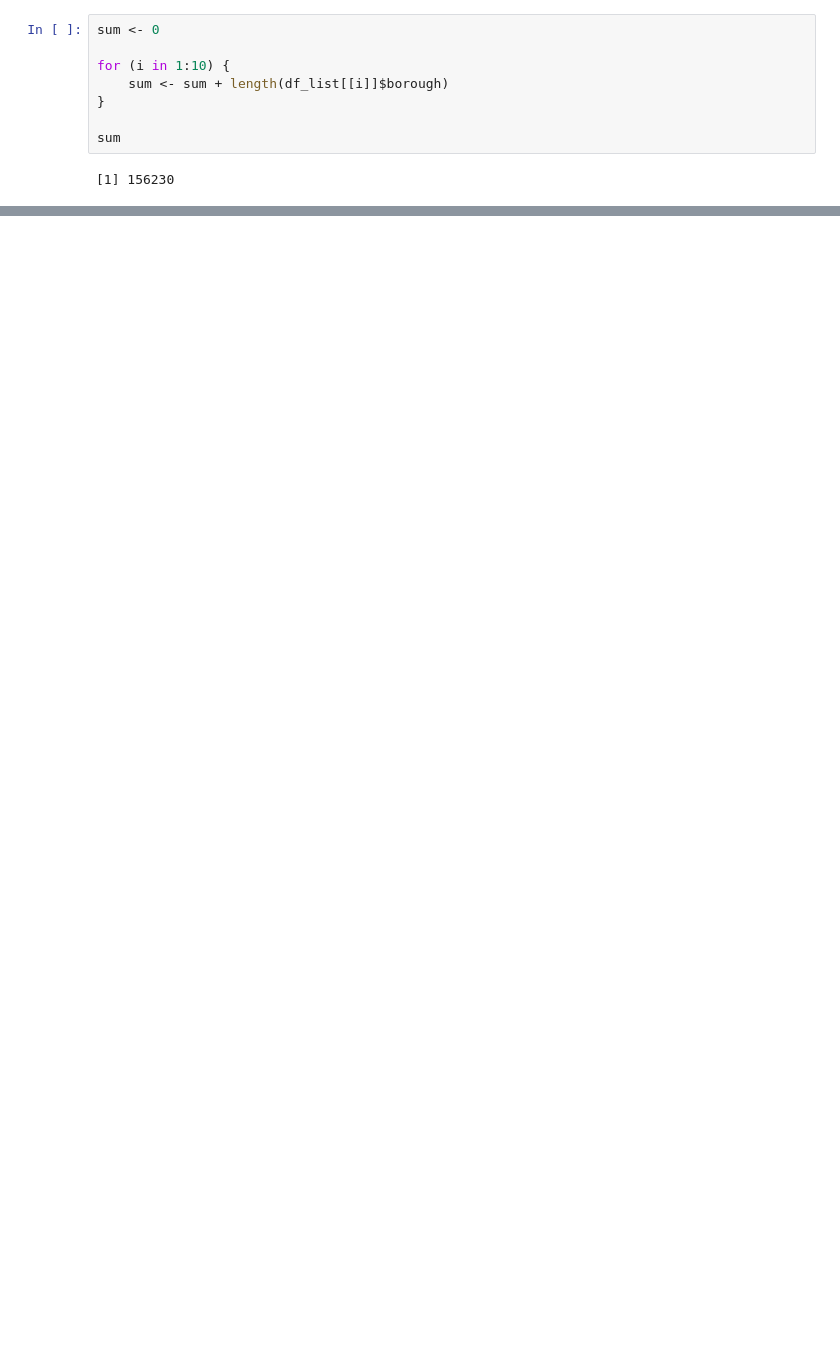
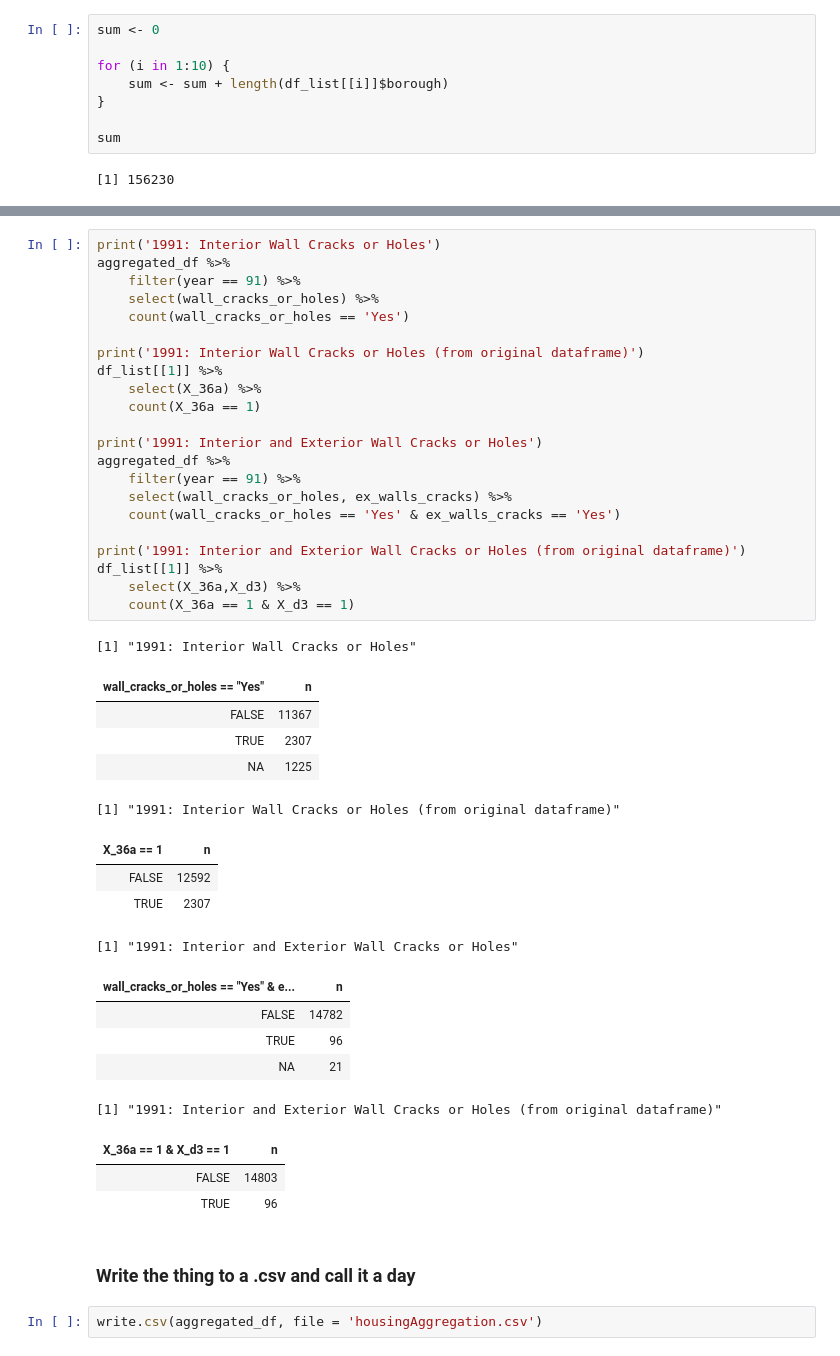
Before and after one commit to kjbhargava/ASADataSciComp, a Jupyter notebook: refactoring_function.ipynb, the cells around one changed output, grey strips where cells are left out. Drawn from its saved outputs; the diff is of its cells as text; blank space fills up the shorter version.

```diff
--- a/refactoring_function.ipynb
+++ b/refactoring_function.ipynb
@@ -410,0 +502,45 @@ sum
+# %%
+print('1991: Interior Wall Cracks or Holes')
+aggregated_df %>%
+    filter(year == 91) %>%
+    select(wall_cracks_or_holes) %>%
+    count(wall_cracks_or_holes == 'Yes')
+
+print('1991: Interior Wall Cracks or Holes (from original dataframe)')
+df_list[[1]] %>%
+    select(X_36a) %>%
+    count(X_36a == 1)
+
+print('1991: Interior and Exterior Wall Cracks or Holes')
+aggregated_df %>%
+    filter(year == 91) %>%
+    select(wall_cracks_or_holes, ex_walls_cracks) %>%
+    count(wall_cracks_or_holes == 'Yes' & ex_walls_cracks == 'Yes')
+
+print('1991: Interior and Exterior Wall Cracks or Holes (from original dataframe)')
+df_list[[1]] %>%
+    select(X_36a,X_d3) %>%
+    count(X_36a == 1 & X_d3 == 1)
+# %% [output]
+[1] "1991: Interior Wall Cracks or Holes"
+| wall_cracks_or_holes == "Yes" | n |
+| FALSE | 11367 |
+| TRUE | 2307 |
+| NA | 1225 |
+[1] "1991: Interior Wall Cracks or Holes (from original dataframe)"
+| X_36a == 1 | n |
+| FALSE | 12592 |
+| TRUE | 2307 |
+[1] "1991: Interior and Exterior Wall Cracks or Holes"
+| wall_cracks_or_holes == "Yes" & e... | n |
+| FALSE | 14782 |
+| TRUE | 96 |
+| NA | 21 |
+[1] "1991: Interior and Exterior Wall Cracks or Holes (from original dataframe)"
+| X_36a == 1 & X_d3 == 1 | n |
+| FALSE | 14803 |
+| TRUE | 96 |
+# %% [markdown]
+### Write the thing to a .csv and call it a day
+# %%
+write.csv(aggregated_df, file = 'housingAggregation.csv')
```
Also changed, not shown: parts of 10 cells of this notebook.
